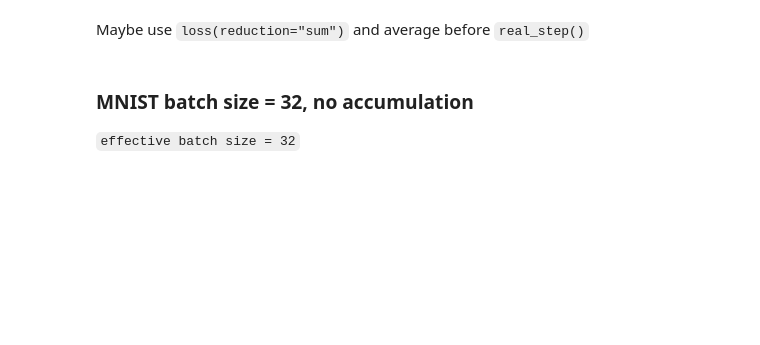
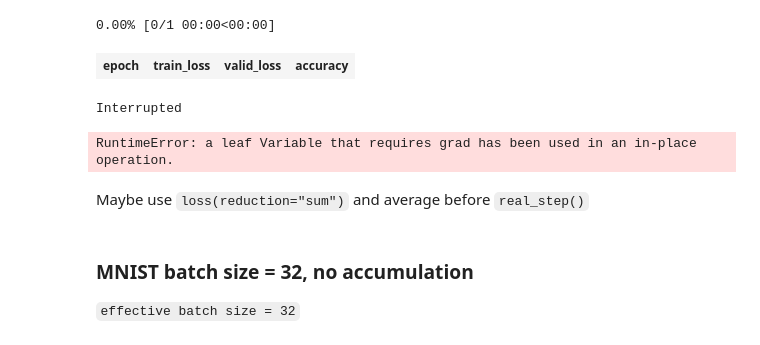
Before and after one commit to KeremTurgutlu/whale, a Jupyter notebook: experimental/Every nth Batch Accumulate Update - BatchNorm.ipynb, the cells around one changed output. Saved outputs shown, nothing was run; the diff lists cells and outputs as text; code cells hidden in the pictures; blank space fills up the shorter version.

```diff
--- a/experimental/Every nth Batch Accumulate Update - BatchNorm.ipynb
+++ b/experimental/Every nth Batch Accumulate Update - BatchNorm.ipynb
@@ -109,3 +279,10 @@ class AccumulateStepper(LearnerCallback):
+# %%
+learn.fit(1)
+# %% [output]
+0.00% [0/1 00:00<00:00]
+| epoch | train_loss | valid_loss | accuracy |
+Interrupted
+RuntimeError: a leaf Variable that requires grad has been used in an in-place operation.
 # %% [markdown]
 Maybe use `loss(reduction="sum")` and average before `real_step()`
 # %% [markdown]
```
Also changed, not shown: parts of 31 cells of this notebook.
